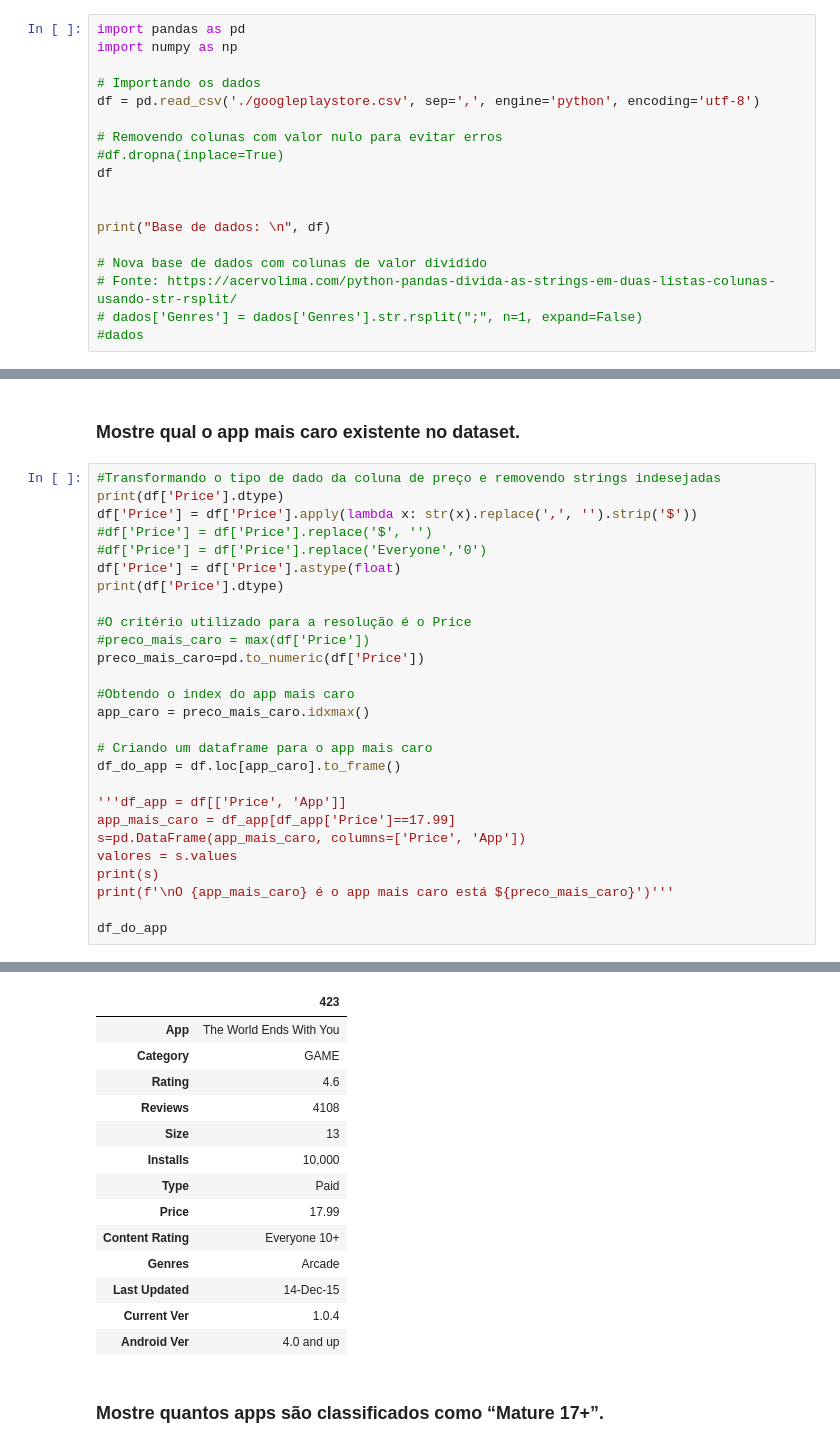
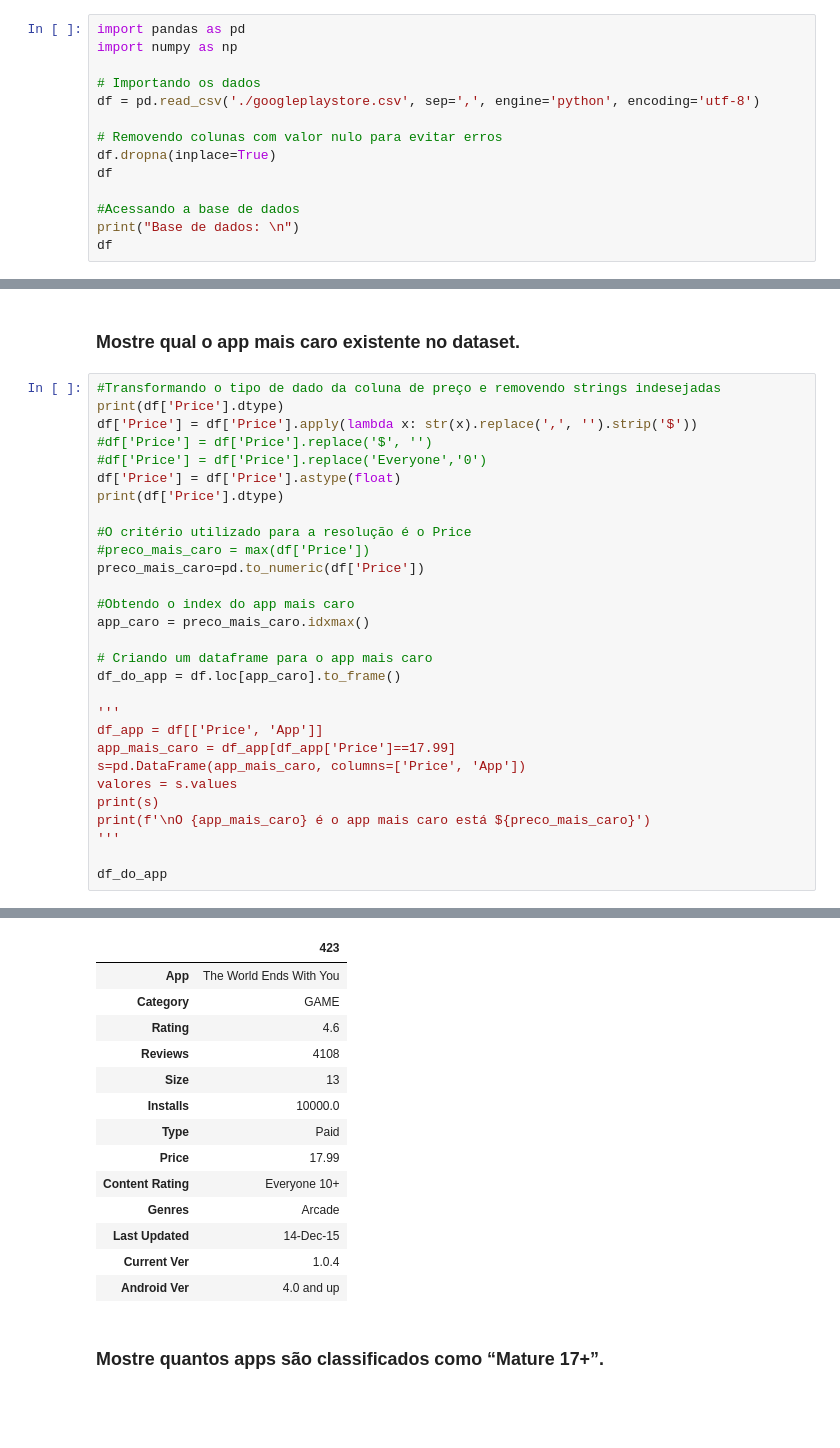
Before and after one commit to Luiz695/sprint02-Python-compass, a Jupyter notebook: lista-de-exercicios/lista-02/Lista_02.ipynb, the cells around one changed output, grey strips where cells are left out. Cells and saved outputs as stored; diff of their text form; blank space fills up the shorter version.

```diff
--- a/lista-de-exercicios/lista-02/Lista_02.ipynb
+++ b/lista-de-exercicios/lista-02/Lista_02.ipynb
@@ -231,15 +251,11 @@ import numpy as np
 df = pd.read_csv('./googleplaystore.csv', sep=',', engine='python', encoding='utf-8')
 
 # Removendo colunas com valor nulo para evitar erros
-#df.dropna(inplace=True)
+df.dropna(inplace=True)
 df
 
-
-print("Base de dados: \n", df)
-
-# Nova base de dados com colunas de valor dividido
-# Fonte: https://acervolima.com/python-pandas-divida-as-strings-em-duas-listas-colunas-usando-str-rsplit/
-# dados['Genres'] = dados['Genres'].str.rsplit(";", n=1, expand=False)
-#dados
+#Acessando a base de dados
+print("Base de dados: \n")
+df
 # %% [output]
 Base de dados:
@@ -366,36 +391,38 @@ df['Price'] = df['Price'].apply(lambda x: str(x).replace(',', '').strip('$'))
 #df['Price'] = df['Price'].replace('$', '')
 #df['Price'] = df['Price'].replace('Everyone','0')
 df['Price'] = df['Price'].astype(float)
 print(df['Price'].dtype)
 
 #O critério utilizado para a resolução é o Price
 #preco_mais_caro = max(df['Price'])
 preco_mais_caro=pd.to_numeric(df['Price'])
 
 #Obtendo o index do app mais caro
 app_caro = preco_mais_caro.idxmax()
 
 # Criando um dataframe para o app mais caro
 df_do_app = df.loc[app_caro].to_frame()
 
-'''df_app = df[['Price', 'App']]
+'''
+df_app = df[['Price', 'App']]
 app_mais_caro = df_app[df_app['Price']==17.99]
 s=pd.DataFrame(app_mais_caro, columns=['Price', 'App'])
 valores = s.values
 print(s)
-print(f'\nO {app_mais_caro} é o app mais caro está ${preco_mais_caro}')'''
+print(f'\nO {app_mais_caro} é o app mais caro está ${preco_mais_caro}')
+'''
 
 df_do_app
 # %% [output]
 object
 float64
 |  | 423 |
 | App | The World Ends With You |
 | Category | GAME |
 | Rating | 4.6 |
 | Reviews | 4108 |
 | Size | 13 |
-| Installs | 10,000 |
+| Installs | 10000.0 |
 | Type | Paid |
 | Price | 17.99 |
 | Content Rating | Everyone 10+ |
```
Also changed, not shown: parts of 30 cells of this notebook.
